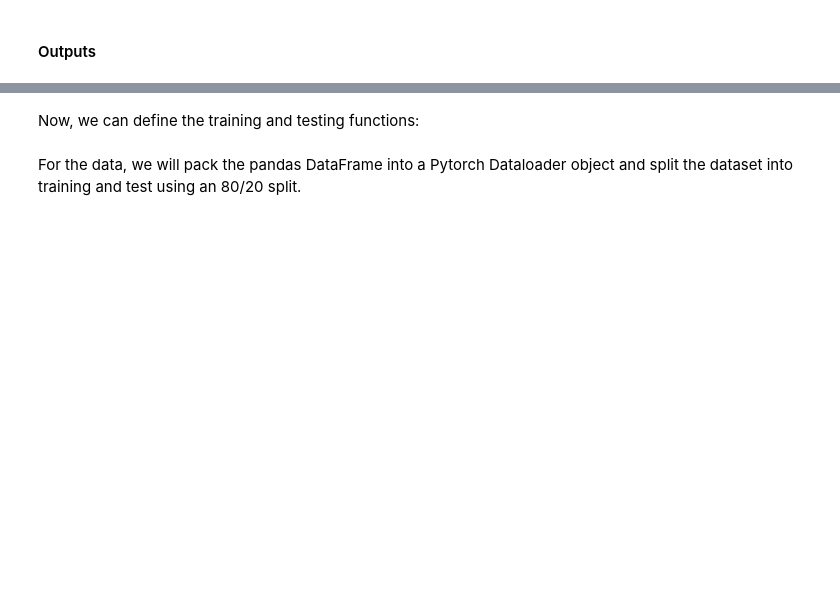
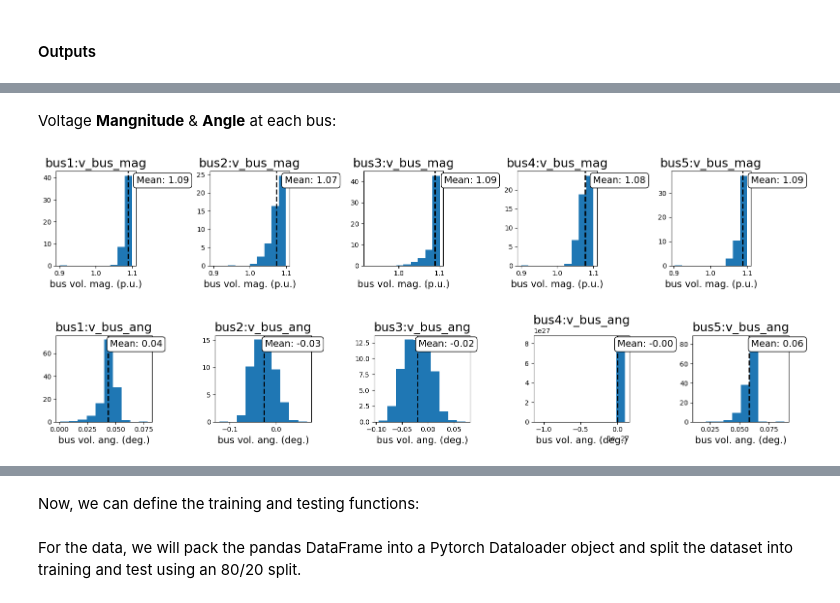
Before and after one commit to climatechange-ai-tutorials/optimal-power-flow, a Jupyter notebook: AI_for_Optimal_Power_Flow.ipynb, the cells around one changed output, grey strips where cells are left out. Cells and saved outputs as stored; diff of their text form; code cells hidden in the pictures; blank space fills up the shorter version.

```diff
--- a/AI_for_Optimal_Power_Flow.ipynb
+++ b/AI_for_Optimal_Power_Flow.ipynb
@@ -628,0 +686,8 @@ optimizer = torch.optim.Adam(model.parameters(), lr=1e-3)
+# %% [markdown]
+Voltage **Mangnitude** & **Angle** at each bus:
+# %%
+plot_hist_variables(bus_vm)
+plot_hist_variables(bus_va)
+# %% [output]
+[figure, added]
+[figure, added]
```
Also changed, not shown: parts of 273 cells of this notebook.
